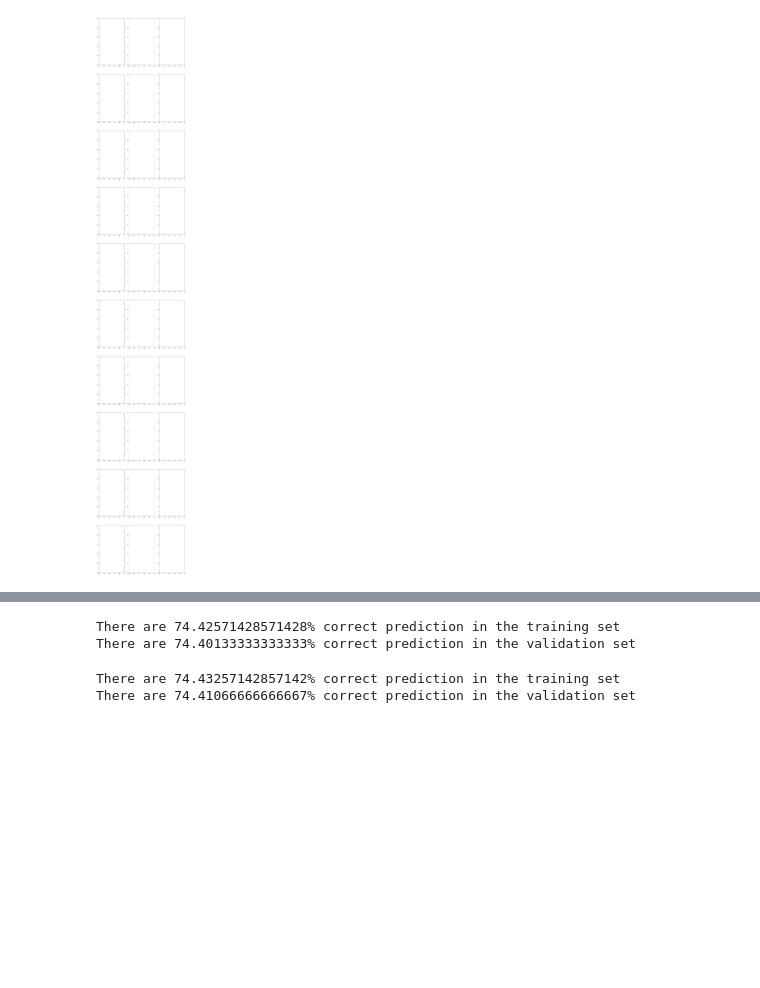
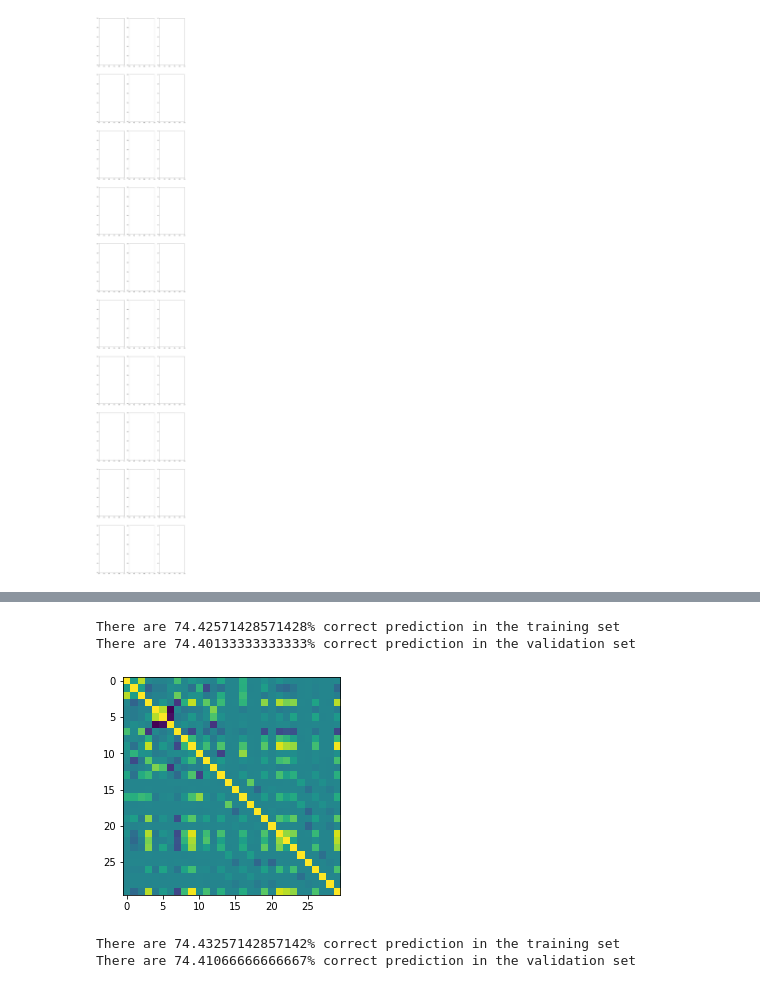
Before and after one commit to CS-433/ml-project-1-jdl, a Jupyter notebook: code/boxplots.ipynb, the cells around one changed output, grey strips where cells are left out. Drawn from its saved outputs; the diff is of its cells as text; code cells hidden in the pictures; blank space fills up the shorter version.

```diff
--- a/code/boxplots.ipynb
+++ b/code/boxplots.ipynb
@@ -56,11 +171,15 @@ from implementations import*
 from proj1_helpers import accuracy
 # %%
 # All features
+coeff_matrix = np.corrcoef(train_tx[:,1:].T)
+ax = plt.imshow(coeff_matrix)
+
 w1, loss1 = least_squares(train_y, train_tx)
 train_score, test_score = accuracy(train_tx, train_y, val_tx, val_y, w1, print_ = True)
 # %% [output]
 There are 74.42571428571428% correct prediction in the training set
 There are 74.40133333333333% correct prediction in the validation set
+[figure, added]
 # %%
 # Without the 3 non-relevant features
 train_tx2 = np.delete(train_tx, [16, 19, 21], 1)
```
Also changed, not shown: parts of 8 cells of this notebook.
